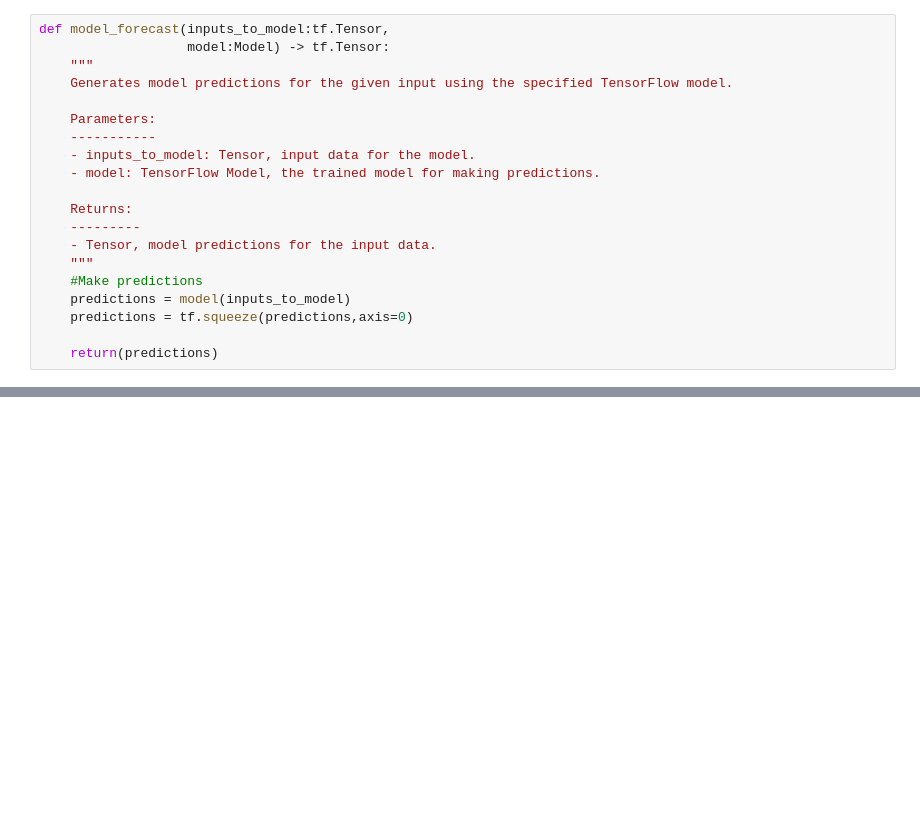
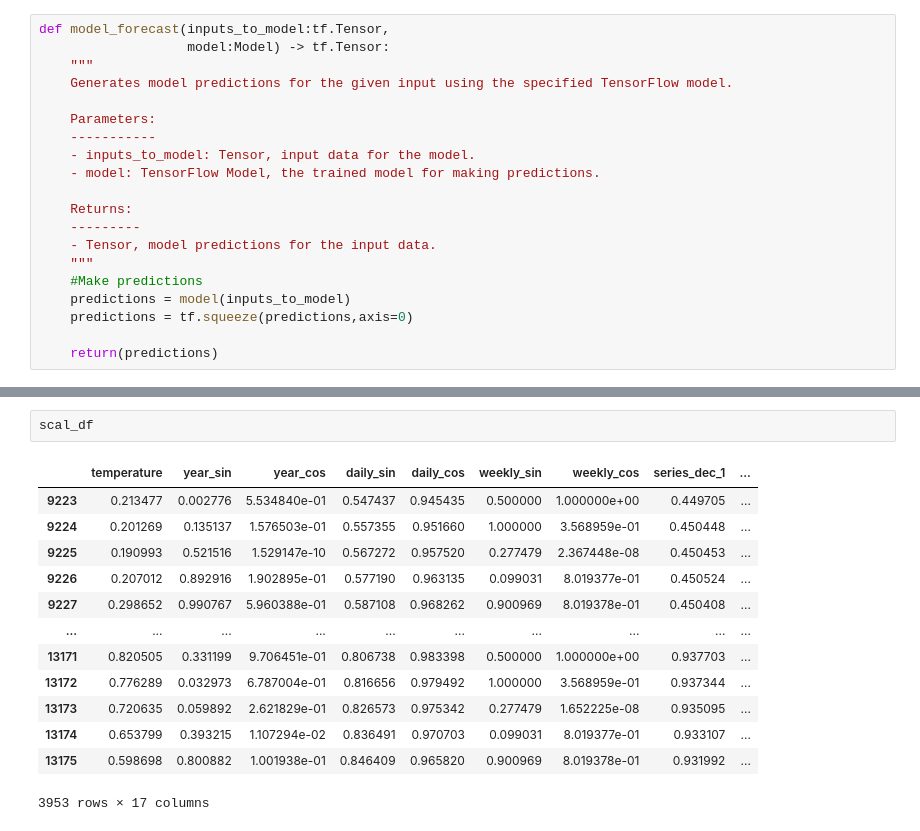
Before and after one commit to VRMattos96/load-forecast, a Jupyter notebook: 02.codes/validation.ipynb, the cells around one changed output, grey strips where cells are left out. Saved outputs shown, nothing was run; the diff lists cells and outputs as text; blank space fills up the shorter version.

```diff
--- a/02.codes/validation.ipynb
+++ b/02.codes/validation.ipynb
@@ -377,0 +438,16 @@ for model in model_list:
+# %%
+scal_df
+# %% [output]
+|  | temperature | year_sin | year_cos | daily_sin | daily_cos | weekly_sin | weekly_cos | series_dec_1 | ... |
+| 9223 | 0.213477 | 0.002776 | 5.534840e-01 | 0.547437 | 0.945435 | 0.500000 | 1.000000e+00 | 0.449705 | ... |
+| 9224 | 0.201269 | 0.135137 | 1.576503e-01 | 0.557355 | 0.951660 | 1.000000 | 3.568959e-01 | 0.450448 | ... |
+| 9225 | 0.190993 | 0.521516 | 1.529147e-10 | 0.567272 | 0.957520 | 0.277479 | 2.367448e-08 | 0.450453 | ... |
+| 9226 | 0.207012 | 0.892916 | 1.902895e-01 | 0.577190 | 0.963135 | 0.099031 | 8.019377e-01 | 0.450524 | ... |
+| 9227 | 0.298652 | 0.990767 | 5.960388e-01 | 0.587108 | 0.968262 | 0.900969 | 8.019378e-01 | 0.450408 | ... |
+| ... | ... | ... | ... | ... | ... | ... | ... | ... | ... |
+| 13171 | 0.820505 | 0.331199 | 9.706451e-01 | 0.806738 | 0.983398 | 0.500000 | 1.000000e+00 | 0.937703 | ... |
+| 13172 | 0.776289 | 0.032973 | 6.787004e-01 | 0.816656 | 0.979492 | 1.000000 | 3.568959e-01 | 0.937344 | ... |
+| 13173 | 0.720635 | 0.059892 | 2.621829e-01 | 0.826573 | 0.975342 | 0.277479 | 1.652225e-08 | 0.935095 | ... |
+| 13174 | 0.653799 | 0.393215 | 1.107294e-02 | 0.836491 | 0.970703 | 0.099031 | 8.019377e-01 | 0.933107 | ... |
+| 13175 | 0.598698 | 0.800882 | 1.001938e-01 | 0.846409 | 0.965820 | 0.900969 | 8.019378e-01 | 0.931992 | ... |
+3953 rows × 17 columns
```
Also changed, not shown: parts of 11 cells of this notebook, 2 other files.
